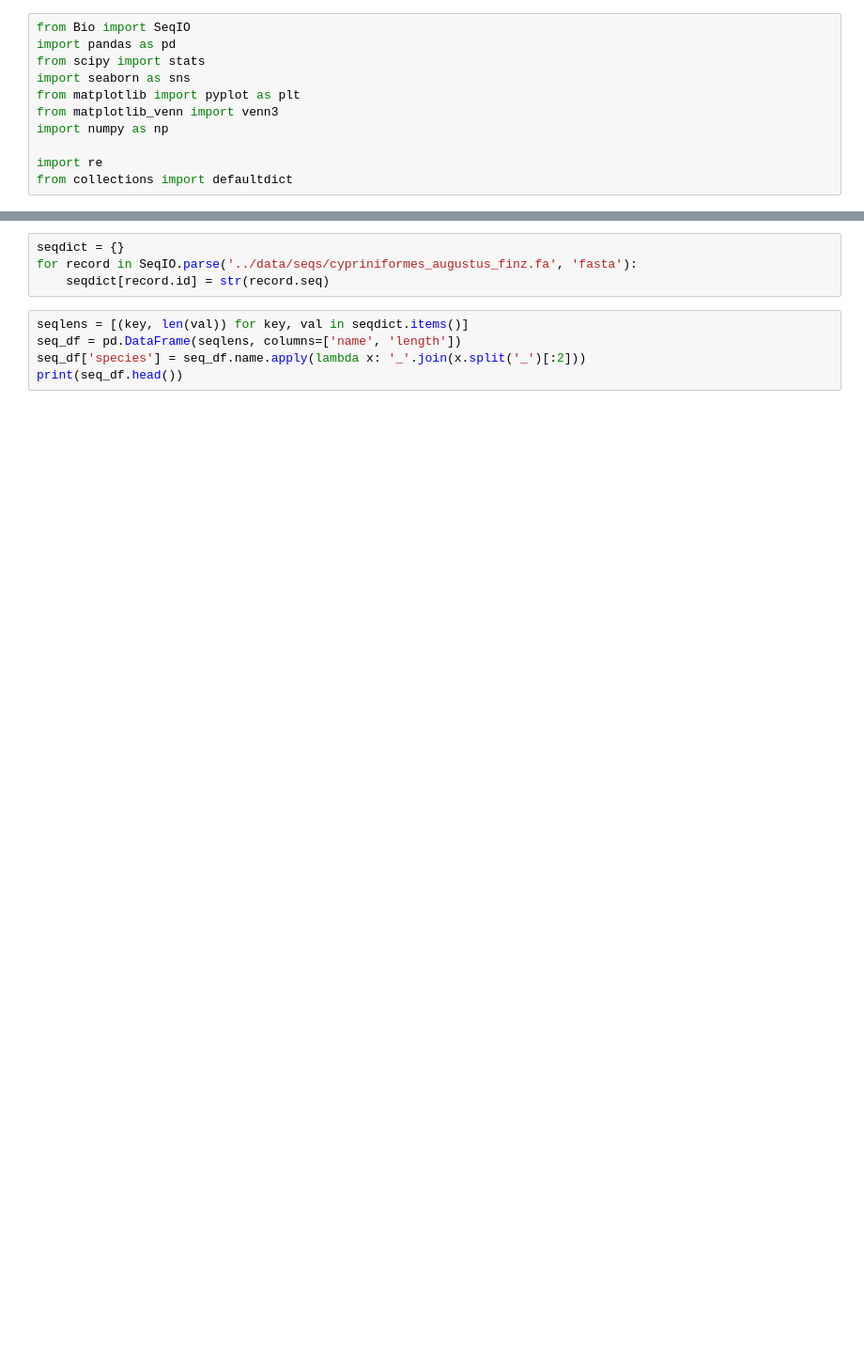
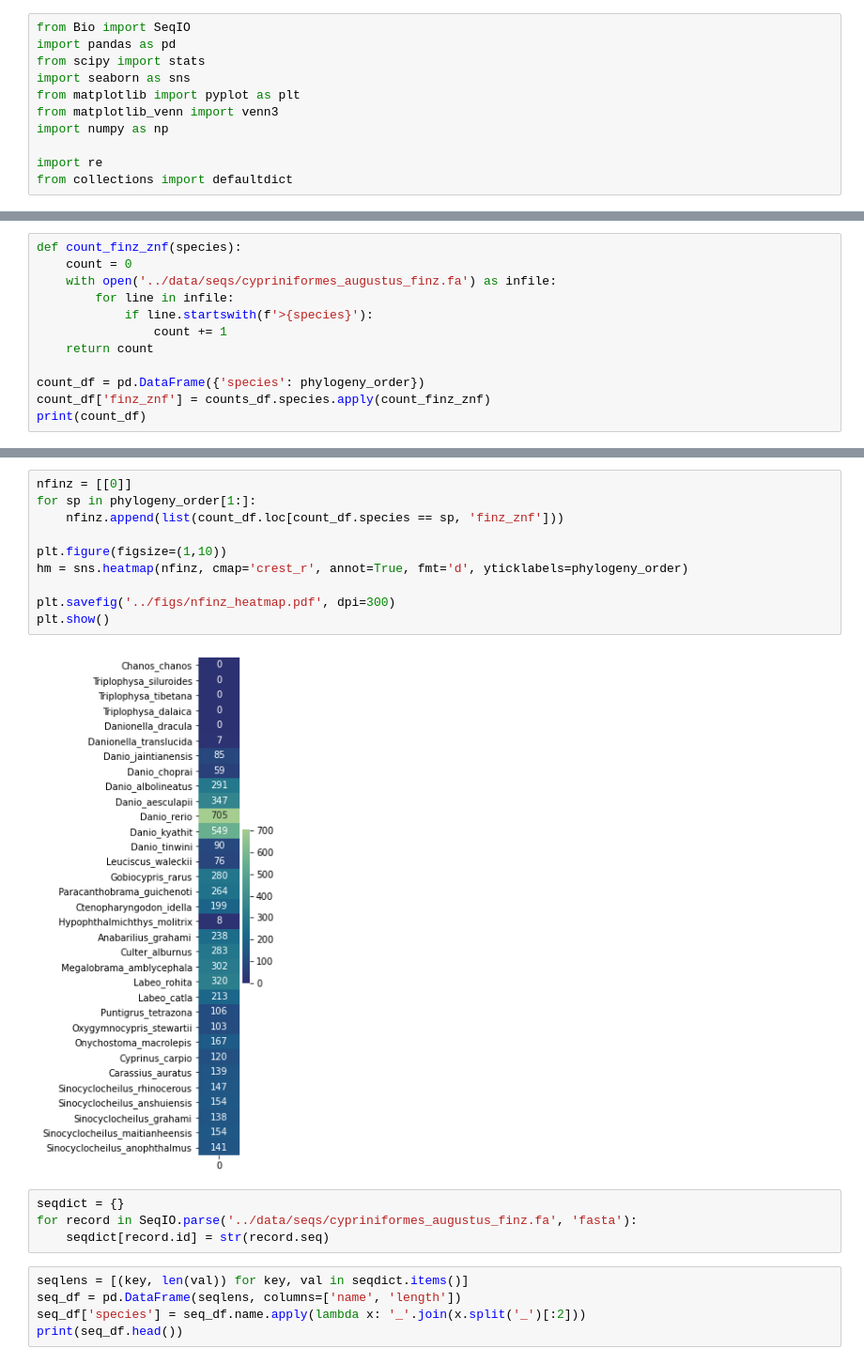
Before and after one commit to jonathan-wells/finz-znf, a Jupyter notebook: analysis/summary.ipynb, the cells around one changed output, grey strips where cells are left out. Shown: that part at 94% size. Cells and saved outputs as stored; diff of their text form; blank space fills up the shorter version.

Commit message:
Update scripts to integrate new gene annotations

```diff
--- a/analysis/summary.ipynb
+++ b/analysis/summary.ipynb
@@ -11,0 +48,12 @@ from collections import defaultdict
+# %%
+def count_finz_znf(species):
+    count = 0
+    with open('../data/seqs/cypriniformes_augustus_finz.fa') as infile:
+        for line in infile:
+            if line.startswith(f'>{species}'):
+                count += 1
+    return count
+
+count_df = pd.DataFrame({'species': phylogeny_order})
+count_df['finz_znf'] = counts_df.species.apply(count_finz_znf)
+print(count_df)
@@ -12,3 +78,15 @@ from collections import defaultdict
+# %%
+nfinz = [[0]]
+for sp in phylogeny_order[1:]:
+    nfinz.append(list(count_df.loc[count_df.species == sp, 'finz_znf']))
+
+plt.figure(figsize=(1,10))
+hm = sns.heatmap(nfinz, cmap='crest_r', annot=True, fmt='d', yticklabels=phylogeny_order)
+
+plt.savefig('../figs/nfinz_heatmap.pdf', dpi=300)
+plt.show()
+# %% [output]
+[figure, added]
 # %%
 seqdict = {}
 for record in SeqIO.parse('../data/seqs/cypriniformes_augustus_finz.fa', 'fasta'):
```
Also changed, not shown: parts of 6 cells of this notebook, 3 other files.
